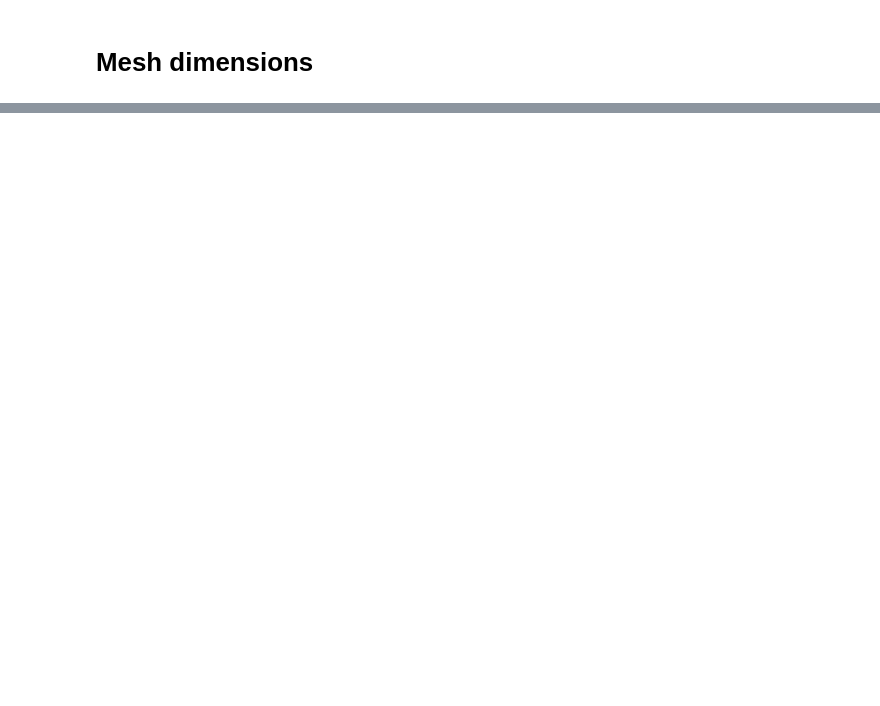
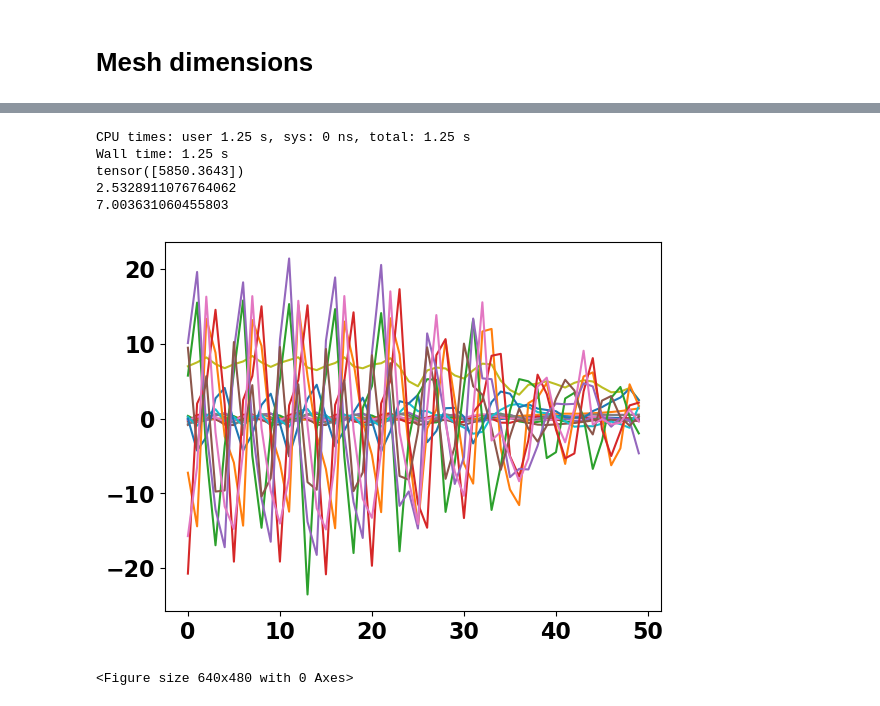
Before and after one commit to sgillen/fractal_rl, a Jupyter notebook: src/make_plots_and_tables.ipynb, the cells around one changed output, grey strips where cells are left out. Drawn from its saved outputs; the diff is of its cells as text; code cells hidden in the pictures; blank space fills up the shorter version.

```diff
--- a/src/make_plots_and_tables.ipynb
+++ b/src/make_plots_and_tables.ipynb
@@ -276,11 +263,12 @@ matplotlib.rc('font', **font)
 init_names = ["identity", "madodiv", "identity", "identity"]
 
 for env_name, init_name in zip(env_names, init_names):
-    init_data = torch.load(f"./data_noise1/{env_name}.xr")
+    init_data = torch.load(f"./data17/{env_name}.xr")
     init_policy_dict = init_data.policy_dict
 
-    data = torch.load(f"./data_noise1_mdim/{env_name}.xr")
+    data = torch.load(f"./data_mcshdim4/{env_name}.xr")
     policy_dict = data.policy_dict
+    policy_dict['identity'] = init_policy_dict['identity']
     rews = data.rews#/data.post_rews
     exp_names = [fn.__name__ for fn in data.attrs['post_fns']]
     num_seeds = len(policy_dict[exp_names[0]])
@@ -326,8 +309,8 @@ num_runs = 5; num_seeds=10
 ep_length= 1000
 
 
-post_names= ['init', 'mdim_div']
-post_fns = [mdim_div]
+post_names= ['init', 'mdim_div', 'cdim_div']
+post_fns = [mdim_div, cdim_div]
 
 
 for env_name, init_name in zip(env_names, init_names):
@@ -486,6 +469,7 @@ for env_name, init_name in zip(env_names, init_names):
 
     data = torch.load(f"./data_mcshdim4/{env_name}.xr")
     policy_dict = data.policy_dict
+    policy_dict['identity'] = init_policy_dict['identity']
 
     mshdims = xr.DataArray(np.zeros((len(post_fns), num_seeds, num_runs)),
                     dims = ("post", "seed", "run"),
@@ -516,16 +500,18 @@ for env_name, init_name in zip(env_names, init_names):
         for i in walking_seeds[post_fn.__name__]:
             for j in range(num_runs):
                 policy = policy_dict[post_fn.__name__][i]
-                o,a,r,l = do_long_rollout(env, policy, ep_length=ep_length)
+                o,a,r,l = do_rollout_noise(env, policy, act_std=0.01, obs_std=0.001, num_steps=ep_length)
+
+                #o,a,r,l = do_long_rollout(env, policy, ep_length=ep_length)
                 target = o[200:]
                 target = (target - policy.state_means)/(policy.state_std)
 
                 rews.loc[post_fn.__name__,i,j] = sum(r).item()
 
-                mshdims.loc[post_fn.__name__,i,j], cdims.loc[post_fn.__name__,i,j] , _, _ = mesh_dim(target, init_d)
-                mdims.loc[post_fn.__name__,i,j] = variation_dim(target)
-                vdims.loc[post_fn.__name__,i,j] = variation_dim(target,order=2)
-                rdims.loc[post_fn.__name__,i,j] = variation_dim(target,order=.5)
+                mshdims.loc[post_fn.__name__,i,j], cdims.loc[post_fn.__name__,i,j] , _, _ = mesh_dim(target, init_d=1e-6)
+                #mdims.loc[post_fn.__name__,i,j] = variation_dim(target)
+                #vdims.loc[post_fn.__name__,i,j] = variation_dim(target,order=2)
+                #rdims.loc[post_fn.__name__,i,j] = variation_dim(target,order=.5)
 
 
 
@@ -575,22 +582,37 @@ for env_name, init_name in zip(env_names, init_names):
 # %%
+env_name = "HalfCheetah-v2"
+init_data = torch.load(f"./data17/{env_name}.xr")
+init_policy_dict = init_data.policy_dict
+
+data = torch.load(f"./data_mcshdim4/{env_name}.xr")
+policy_dict = data.policy_dict
+policy_dict['identity'] = init_policy_dict['identity']
 seed = 2
 ep_length = 10000
 policy = policy_dict['identity'][seed]
 env = gym.make(env_name)
 %time o,a,r,_ = do_long_rollout(env, policy, ep_length= ep_length)
 #o,a,r,l = do_rollout(env, policy, render=True)
 
 plt.plot(o[1000:1050])
 plt.figure()
 
-target2 = o[200:]
-target2 = (target - policy.state_means)/policy.state_std
+target = o[200:]
+target = (target - policy.state_means)/policy.state_std
 #target = (target - policy.state_means)/policy.state_std
 
 print(sum(r))
 m,c,l,d = mesh_dim(target, init_d=1e-9, d_limit=1e-13)
 print(m)
 print(c)
+# %% [output]
+CPU times: user 1.25 s, sys: 0 ns, total: 1.25 s
+Wall time: 1.25 s
+tensor([5850.3643])
+2.5328911076764062
+7.003631060455803
+[figure, added]
+<Figure size 640x480 with 0 Axes>
 # %%
 seed = 2
 ep_length = 10000
```
Also changed, not shown: parts of 10 cells of this notebook, 11 other files.
